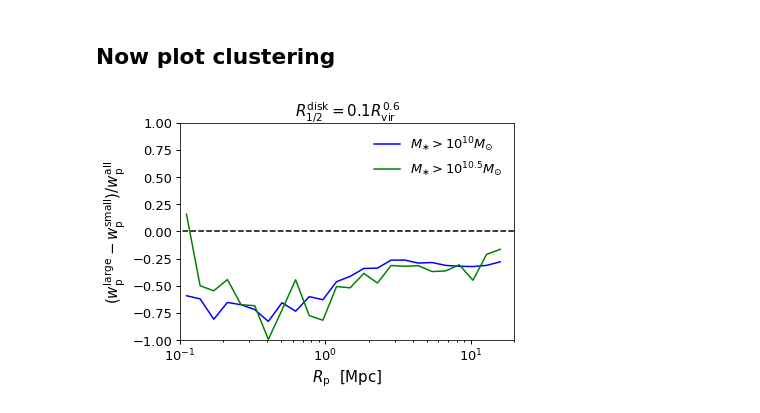
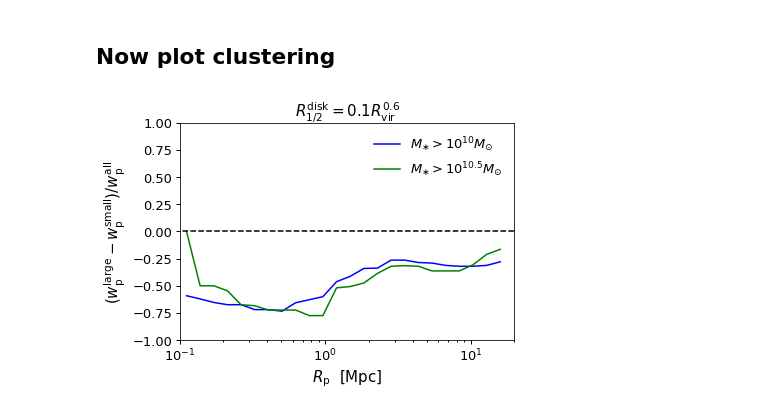
Before and after one commit to aphearin/galsize_models, a Jupyter notebook: notebooks/power_law_clustering.ipynb, the cells around one changed output. Saved outputs shown, nothing was run; the diff lists cells and outputs as text; code cells hidden in the pictures.

```diff
--- a/notebooks/power_law_clustering.ipynb
+++ b/notebooks/power_law_clustering.ipynb
@@ -141,34 +144,36 @@ All galaxies: 0.06, 0.73
 # %%
 from galsize_models.measurements import wp_ssfr_sequence_mock
 
 rp_mids, wp_10p0_sf, wp_10p0_sf_small, wp_10p0_sf_large = wp_ssfr_sequence_mock(mock, 10, 'sf')
 fracdiff_10p0_sf = (wp_10p0_sf_large-wp_10p0_sf_small)/wp_10p0_sf
 rp_mids, wp_10p0_sf_alt, wp_10p0_sf_small_alt, wp_10p0_sf_large_alt = wp_ssfr_sequence_mock(mock, 10, 'sf', size_key='r50_magr_kpc_meert15_alt')
 fracdiff_10p0_sf_alt = (wp_10p0_sf_large_alt-wp_10p0_sf_small_alt)/wp_10p0_sf_alt
 
 rp_mids, wp_10p5_sf, wp_10p5_sf_small, wp_10p5_sf_large = wp_ssfr_sequence_mock(mock, 10.5, 'sf')
 fracdiff_10p5_sf = (wp_10p5_sf_large-wp_10p5_sf_small)/wp_10p5_sf
 rp_mids, wp_10p5_sf_alt, wp_10p5_sf_small_alt, wp_10p5_sf_large_alt = wp_ssfr_sequence_mock(mock, 10.5, 'sf', size_key='r50_magr_kpc_meert15_alt')
 fracdiff_10p5_sf_alt = (wp_10p5_sf_large_alt-wp_10p5_sf_small_alt)/wp_10p5_sf_alt
 
 fig, ax = plt.subplots(1, 1)
 
 xscale = ax.set_xscale('log')
 
-__=ax.plot(rp_mids, fracdiff_10p0_sf, color='blue', label=r'$M_{\ast}>10^{10}M_{\odot}$')
-__=ax.plot(rp_mids, fracdiff_10p5_sf, color='green', label=r'$M_{\ast}>10^{10.5}M_{\odot}$')
+from scipy.signal import medfilt
+
+__=ax.plot(rp_mids, medfilt(fracdiff_10p0_sf, 3), color='blue', label=r'$M_{\ast}>10^{10}M_{\odot}$')
+__=ax.plot(rp_mids, medfilt(fracdiff_10p5_sf, 3), color='green', label=r'$M_{\ast}>10^{10.5}M_{\odot}$')
 # __=ax.plot(rp_mids, fracdiff_10p0_sf_alt, '--', color='blue')
 __=ax.plot(np.logspace(-2, 2, 100), np.zeros(100), '--', color='k')
 
 xlim = ax.set_xlim(0.1, 20)
 ylim = ax.set_ylim(-1, 1)
 
 xlabel = ax.set_xlabel(r'$R_{\rm p}$  $[{\rm Mpc}]$')
 ylabel = ax.set_ylabel(r'$(w_{\rm p}^{\rm large}-w_{\rm p}^{\rm small})/w_{\rm p}^{\rm all}$')
 title = ax.set_title(r'$R_{1/2}^{\rm disk} = 0.1R_{\rm vir}^{0.6}$')
 legend = ax.legend()
 
 figname = 'main_sequence_wp_ratio_power_law_fits.pdf'
-fig.savefig(figname, bbox_extra_artists=[xlabel3, ylabel1], bbox_inches='tight')
+fig.savefig(figname, bbox_extra_artists=[xlabel, ylabel], bbox_inches='tight')
 # %% [output]
-[figure, old version]
+[figure, new version]
```
Also changed, not shown: parts of 1 cell of this notebook.
